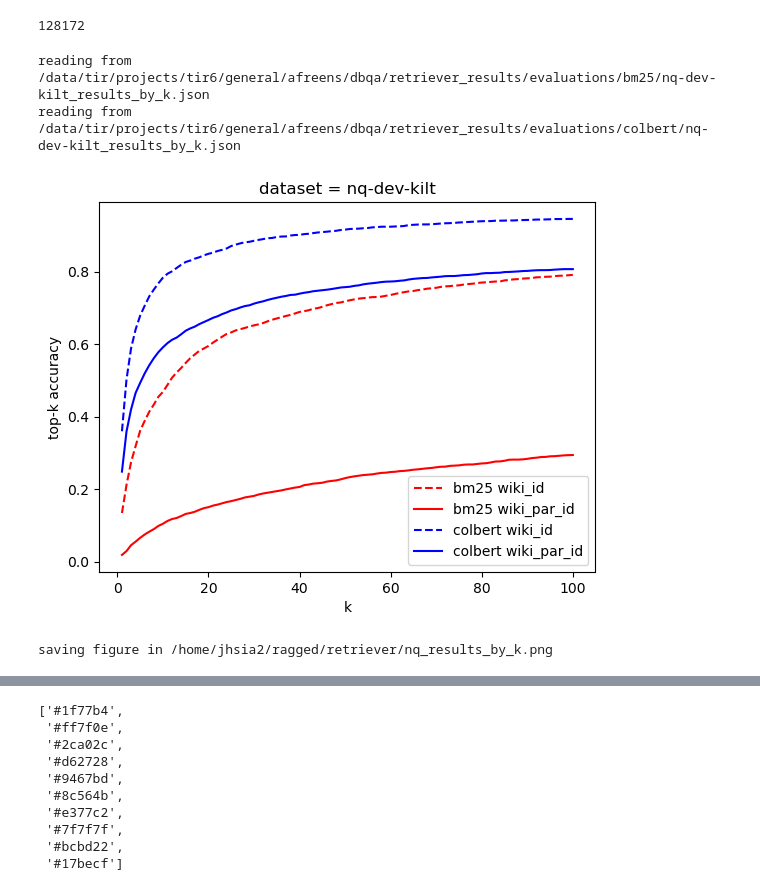
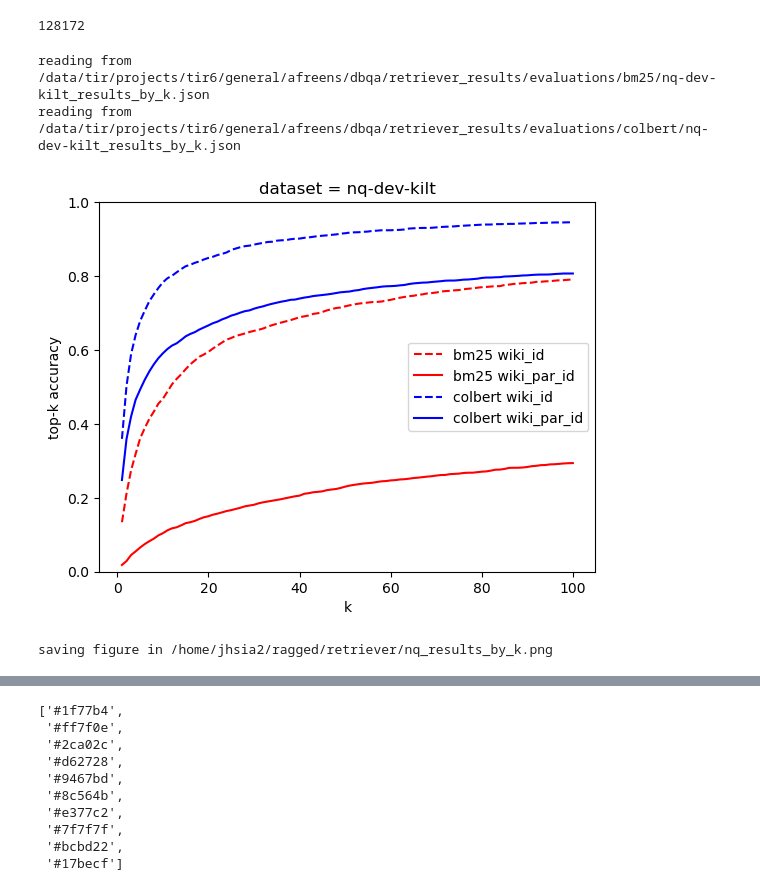
Before and after one commit to neulab/ragged, a Jupyter notebook: retriever/retriever_plots.ipynb, the cells around one changed output, grey strips where cells are left out. Saved outputs shown, nothing was run; the diff lists cells and outputs as text; code cells hidden in the pictures.

```diff
--- a/retriever/retriever_plots.ipynb
+++ b/retriever/retriever_plots.ipynb
@@ -56,34 +56,36 @@ for i, retriever in enumerate(retrievers):
     wiki_par_id_match = []
 
     # for key, value in results_by_k.items():
     #     if key in results_by_key:
     #         results_by_key[key].append(value)
     #     else:
     #         results_by_key[key] = value
 
     for k in ks:
         wiki_id_match.append(results_by_k[(str)(k)][f'top-k {docid_name}_id accuracy'])
         wiki_par_id_match.append(results_by_k[(str)(k)][f'top-k {docid_name}_{section_name}_id accuracy'])
 
 
     color = colors[i]
     plt.plot(ks, wiki_id_match, color = color, linestyle = '--', label = f'{retriever} wiki_id')
     plt.plot(ks, wiki_par_id_match, color = color, label = f'{retriever} wiki_par_id')
     # break
 
 
 # plt.savefig(os.path.join(evaluation_dir, dataset+ '_results_by_k.jpg'))
 plt.title(f'dataset = {dataset}')
 plt.ylabel('top-k accuracy')
+plt.ylim(bottom = 0, top = 1.0)
+plt.yticks(ticks = np.arange(0, 1.1, 0.2))
 plt.xlabel('k')
 plt.legend()
 plt.savefig(os.path.join('/home/jhsia2/ragged/retriever', dataset.split('-')[0]+ '_results_by_k.png'))
 plt.show()
 print('saving figure in', os.path.join('/home/jhsia2/ragged/retriever', dataset.split('-')[0]+ '_results_by_k.png'))
 # %% [output]
 reading from /data/tir/projects/tir6/general/afreens/dbqa/retriever_results/evaluations/bm25/nq-dev-kilt_results_by_k.json
 reading from /data/tir/projects/tir6/general/afreens/dbqa/retriever_results/evaluations/colbert/nq-dev-kilt_results_by_k.json
-[figure, old version]
+[figure, new version]
 saving figure in /home/jhsia2/ragged/retriever/nq_results_by_k.png
 # %%
 # wiki_id_match, wiki_par_id_match = results_by_key(ks, results_by_k, is_bioasq = is_bioasq)
```
Also changed, not shown: parts of 3 cells of this notebook, 16 other files.
